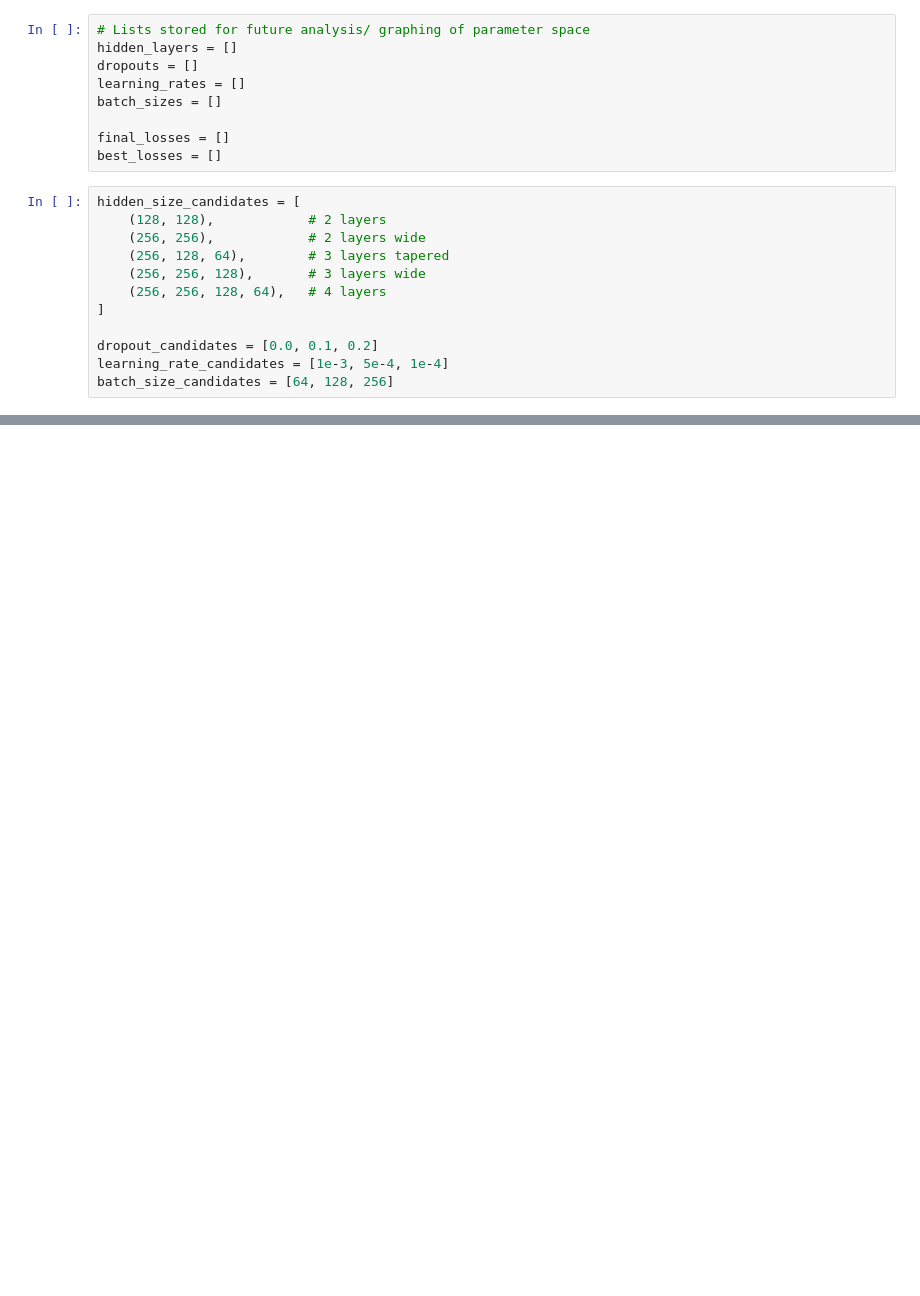
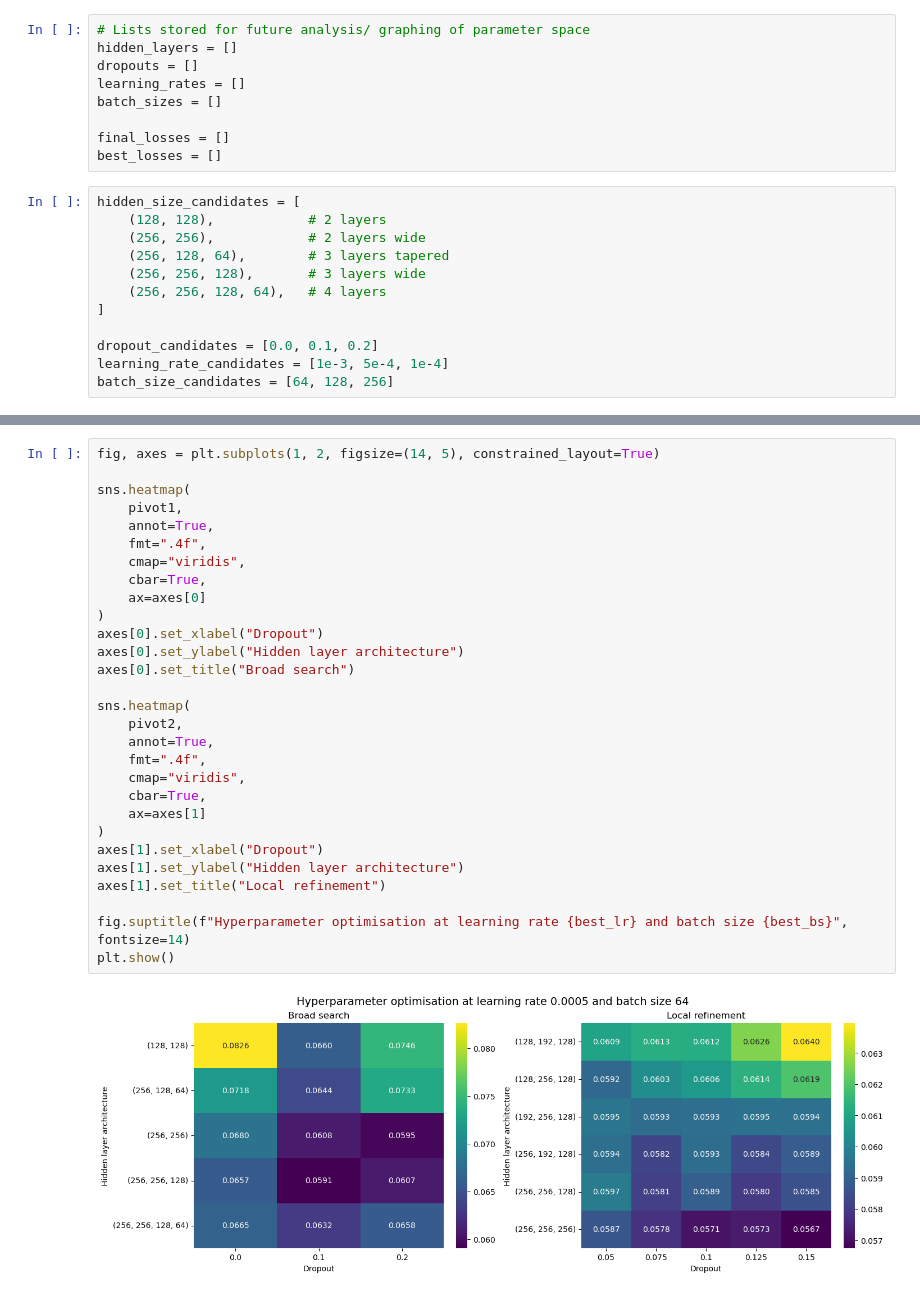
Before and after one commit to Charlow88/Masters-Project, a Jupyter notebook: src/masters_project/hyperparameter_tuning.ipynb, the cells around one changed output, grey strips where cells are left out. Drawn from its saved outputs; the diff is of its cells as text; blank space fills up the shorter version.

```diff
--- a/src/masters_project/hyperparameter_tuning.ipynb
+++ b/src/masters_project/hyperparameter_tuning.ipynb
@@ -67,0 +471,31 @@ for hidden_size in hidden_size_candidates:
+# %%
+fig, axes = plt.subplots(1, 2, figsize=(14, 5), constrained_layout=True)
+
+sns.heatmap(
+    pivot1,
+    annot=True,
+    fmt=".4f",
+    cmap="viridis",
+    cbar=True,
+    ax=axes[0]
+)
+axes[0].set_xlabel("Dropout")
+axes[0].set_ylabel("Hidden layer architecture")
+axes[0].set_title("Broad search")
+
+sns.heatmap(
+    pivot2,
+    annot=True,
+    fmt=".4f",
+    cmap="viridis",
+    cbar=True,
+    ax=axes[1]
+)
+axes[1].set_xlabel("Dropout")
+axes[1].set_ylabel("Hidden layer architecture")
+axes[1].set_title("Local refinement")
+
+fig.suptitle(f"Hyperparameter optimisation at learning rate {best_lr} and batch size {best_bs}", fontsize=14)
+plt.show()
+# %% [output]
+[figure, added]
```
Also changed, not shown: parts of 32 cells of this notebook, 2 other files.
